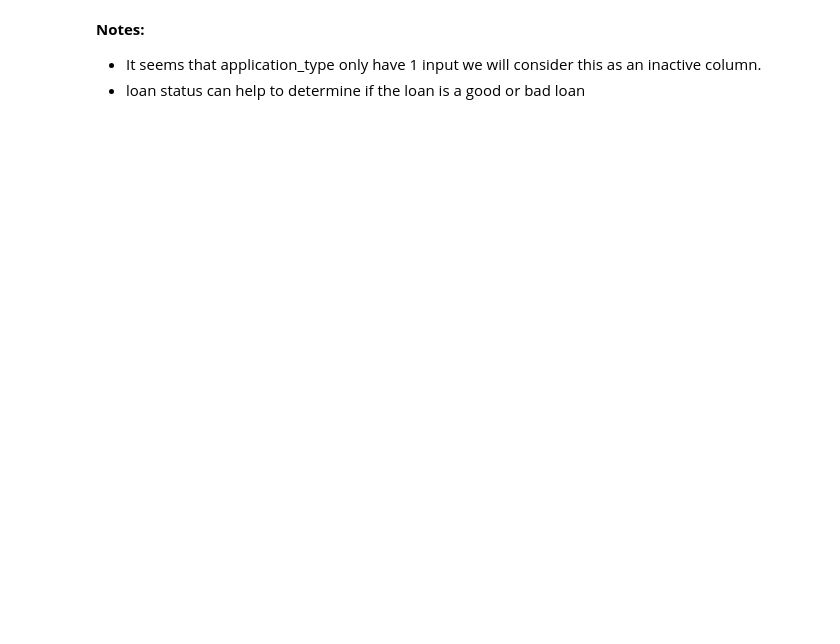
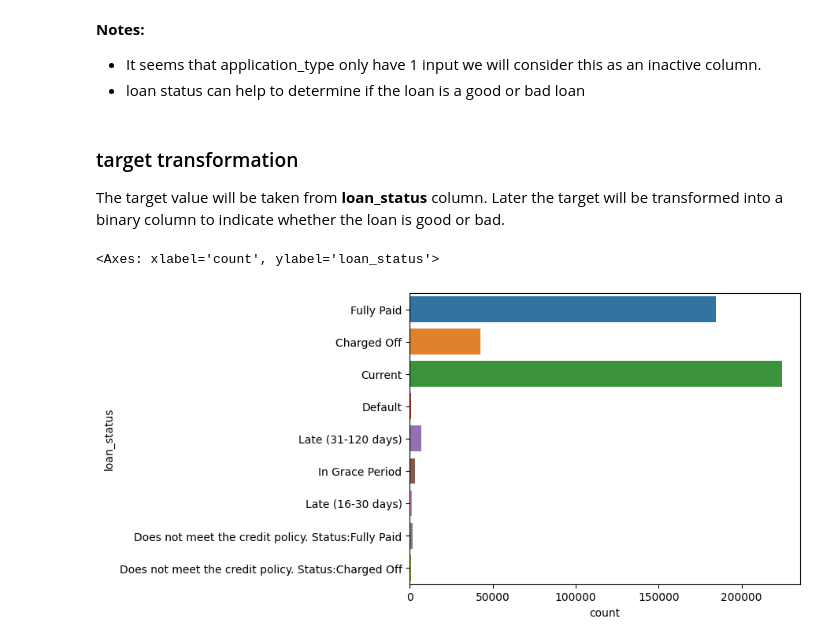
Before and after one commit to khalifaumana/VIX-Rakamin-IDX, a Jupyter notebook: dataPreprocessing.ipynb, the cells around one changed output. Drawn from its saved outputs; the diff is of its cells as text; code cells hidden in the pictures; blank space fills up the shorter version.

```diff
--- a/dataPreprocessing.ipynb
+++ b/dataPreprocessing.ipynb
@@ -300,3 +322,11 @@ plt.show()
 <b> Notes: </b>
 - It seems that application_type only have 1 input we will consider this as an inactive column.
 - loan status can help to determine if the loan is a good or bad loan
+# %% [markdown]
+### target transformation
+The target value will be taken from <b>loan_status</b> column. Later the target will be transformed into a binary column to indicate whether the loan is good or bad.
+# %%
+sns.countplot(data=df, y='loan_status')
+# %% [output]
+<Axes: xlabel='count', ylabel='loan_status'>
+[figure, added]
```
Also changed, not shown: parts of 84 cells of this notebook, 2 other files.
